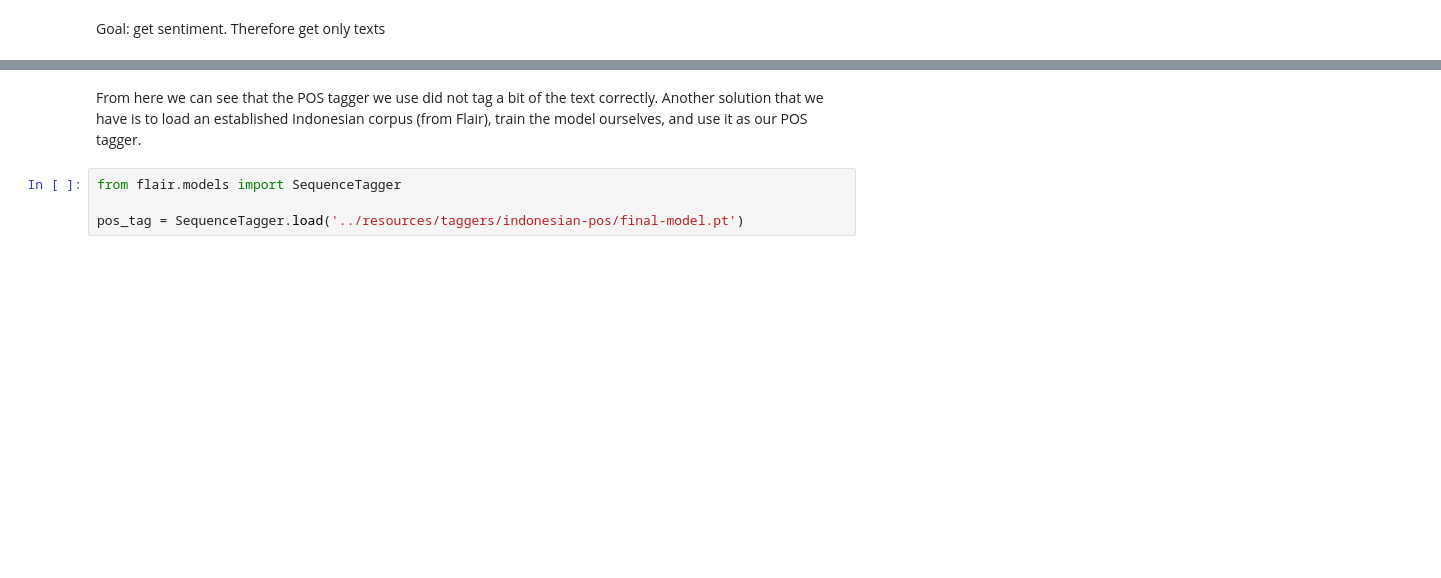
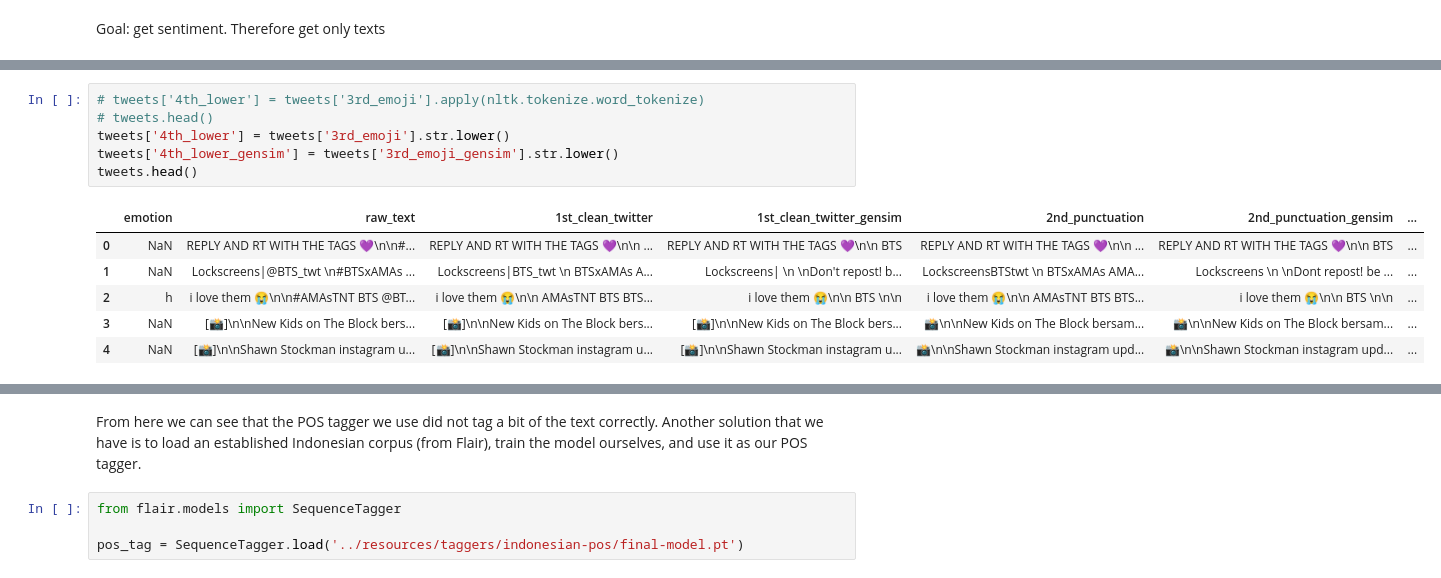
Before and after one commit to sayastershire/wwt-emotion, a Jupyter notebook: exploratory/natural-language-data-understanding.ipynb, the cells around one changed output, grey strips where cells are left out. Drawn from its saved outputs; the diff is of its cells as text; blank space fills up the shorter version.

```diff
--- a/exploratory/natural-language-data-understanding.ipynb
+++ b/exploratory/natural-language-data-understanding.ipynb
@@ -108 +93,14 @@ tweets.head()
+# %%
+# tweets['4th_lower'] = tweets['3rd_emoji'].apply(nltk.tokenize.word_tokenize)
+# tweets.head()
+tweets['4th_lower'] = tweets['3rd_emoji'].str.lower()
+tweets['4th_lower_gensim'] = tweets['3rd_emoji_gensim'].str.lower()
+tweets.head()
+# %% [output]
+|  | emotion | raw_text | 1st_clean_twitter | 1st_clean_twitter_gensim | 2nd_punctuation | 2nd_punctuation_gensim | ... |
+| 0 | NaN | REPLY AND RT WITH THE TAGS 💜\n\n#... | REPLY AND RT WITH THE TAGS 💜\n\n ... | REPLY AND RT WITH THE TAGS 💜\n\n BTS | REPLY AND RT WITH THE TAGS 💜\n\n ... | REPLY AND RT WITH THE TAGS 💜\n\n BTS | ... |
+| 1 | NaN | Lockscreens|@BTS_twt \n#BTSxAMAs ... | Lockscreens|BTS_twt \n BTSxAMAs A... | Lockscreens| \n \nDon't repost! b... | LockscreensBTStwt \n BTSxAMAs AMA... | Lockscreens \n \nDont repost! be ... | ... |
+| 2 | h | i love them 😭\n\n#AMAsTNT BTS @BT... | i love them 😭\n\n AMAsTNT BTS BTS... | i love them 😭\n\n BTS \n\n | i love them 😭\n\n AMAsTNT BTS BTS... | i love them 😭\n\n BTS \n\n | ... |
+| 3 | NaN | [📸]\n\nNew Kids on The Block bers... | [📸]\n\nNew Kids on The Block bers... | [📸]\n\nNew Kids on The Block bers... | 📸\n\nNew Kids on The Block bersam... | 📸\n\nNew Kids on The Block bersam... | ... |
+| 4 | NaN | [📸]\n\nShawn Stockman instagram u... | [📸]\n\nShawn Stockman instagram u... | [📸]\n\nShawn Stockman instagram u... | 📸\n\nShawn Stockman instagram upd... | 📸\n\nShawn Stockman instagram upd... | ... |
 # %%
```
Also changed, not shown: parts of 27 cells of this notebook, 11 other files.
